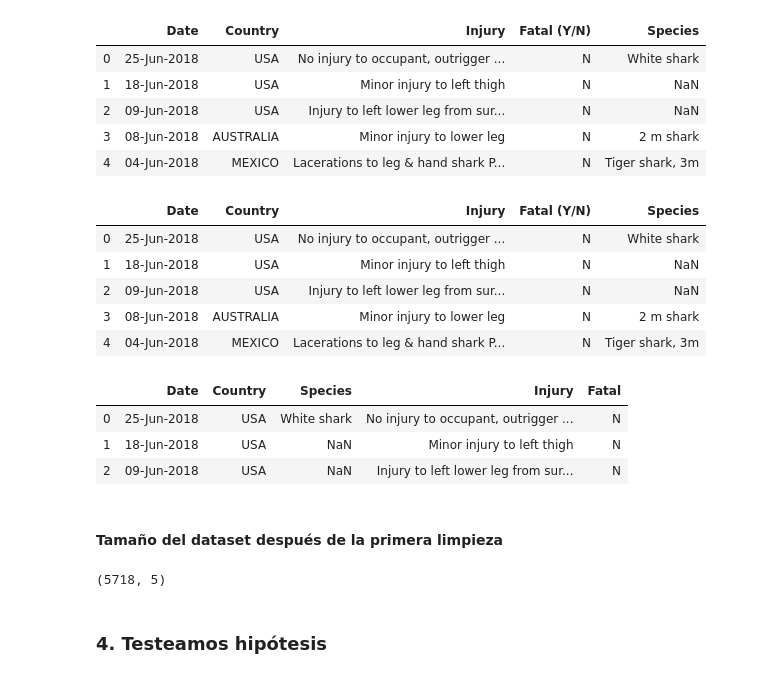
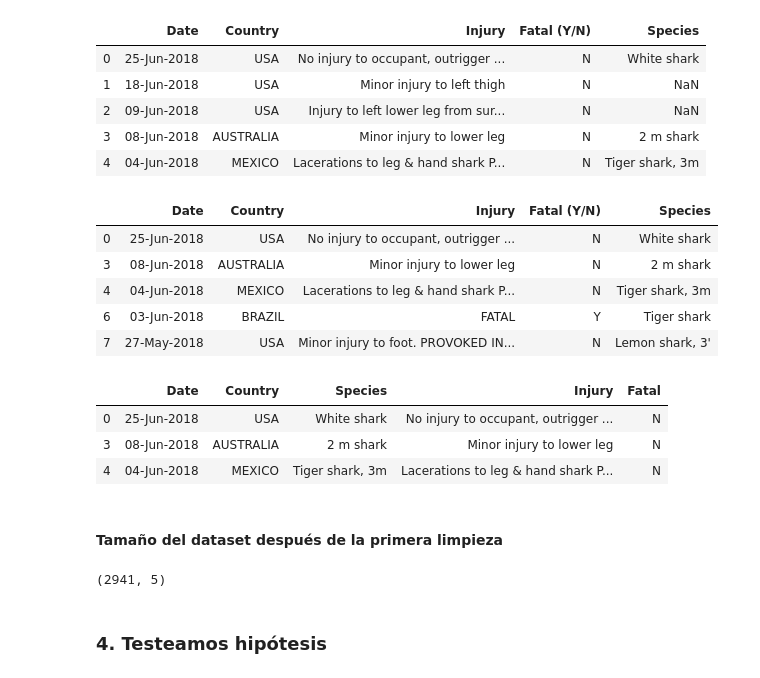
Before and after one commit to paularotaola/Data-cleaning-shark-attacks-analysis, a Jupyter notebook: Sharks-Data-Cleaning.ipynb, the cells around one changed output. Cells and saved outputs as stored; diff of their text form; code cells hidden in the pictures.

```diff
--- a/Sharks-Data-Cleaning.ipynb
+++ b/Sharks-Data-Cleaning.ipynb
@@ -158,15 +158,15 @@ data.head(5)
 # %%
 #Elimino filas con valores nulos en 'Date', 'Country', 'Fatal (Y/N)'
 
-data = data.dropna(subset=['Date', 'Country', 'Fatal (Y/N)'])
+data = data.dropna(subset=['Country', 'Fatal (Y/N)', 'Species '])
 data.head(5)
 # %% [output]
 |  | Date | Country | Injury | Fatal (Y/N) | Species |
 | 0 | 25-Jun-2018 | USA | No injury to occupant, outrigger ... | N | White shark |
-| 1 | 18-Jun-2018 | USA | Minor injury to left thigh | N | NaN |
-| 2 | 09-Jun-2018 | USA | Injury to left lower leg from sur... | N | NaN |
 | 3 | 08-Jun-2018 | AUSTRALIA | Minor injury to lower leg | N | 2 m shark |
 | 4 | 04-Jun-2018 | MEXICO | Lacerations to leg & hand shark P... | N | Tiger shark, 3m |
+| 6 | 03-Jun-2018 | BRAZIL | FATAL | Y | Tiger shark |
+| 7 | 27-May-2018 | USA | Minor injury to foot. PROVOKED IN... | N | Lemon shark, 3' |
 # %%
 #Cambio el nombre de las columnas para facilitar el análisis
 
@@ -181,14 +181,14 @@ data.head(3)
 # %% [output]
 |  | Date | Country | Species | Injury | Fatal |
 | 0 | 25-Jun-2018 | USA | White shark | No injury to occupant, outrigger ... | N |
-| 1 | 18-Jun-2018 | USA | NaN | Minor injury to left thigh | N |
-| 2 | 09-Jun-2018 | USA | NaN | Injury to left lower leg from sur... | N |
+| 3 | 08-Jun-2018 | AUSTRALIA | 2 m shark | Minor injury to lower leg | N |
+| 4 | 04-Jun-2018 | MEXICO | Tiger shark, 3m | Lacerations to leg & hand shark P... | N |
 # %% [markdown]
 #### Tamaño del dataset después de la primera limpieza
 # %%
 data.shape
 # %% [output]
-(5718, 5)
+(2941, 5)
 # %% [markdown]
 ### 4.  Testeamos hipótesis
 # %% [markdown]
```
Also changed, not shown: parts of 9 cells of this notebook, 1 other file.
